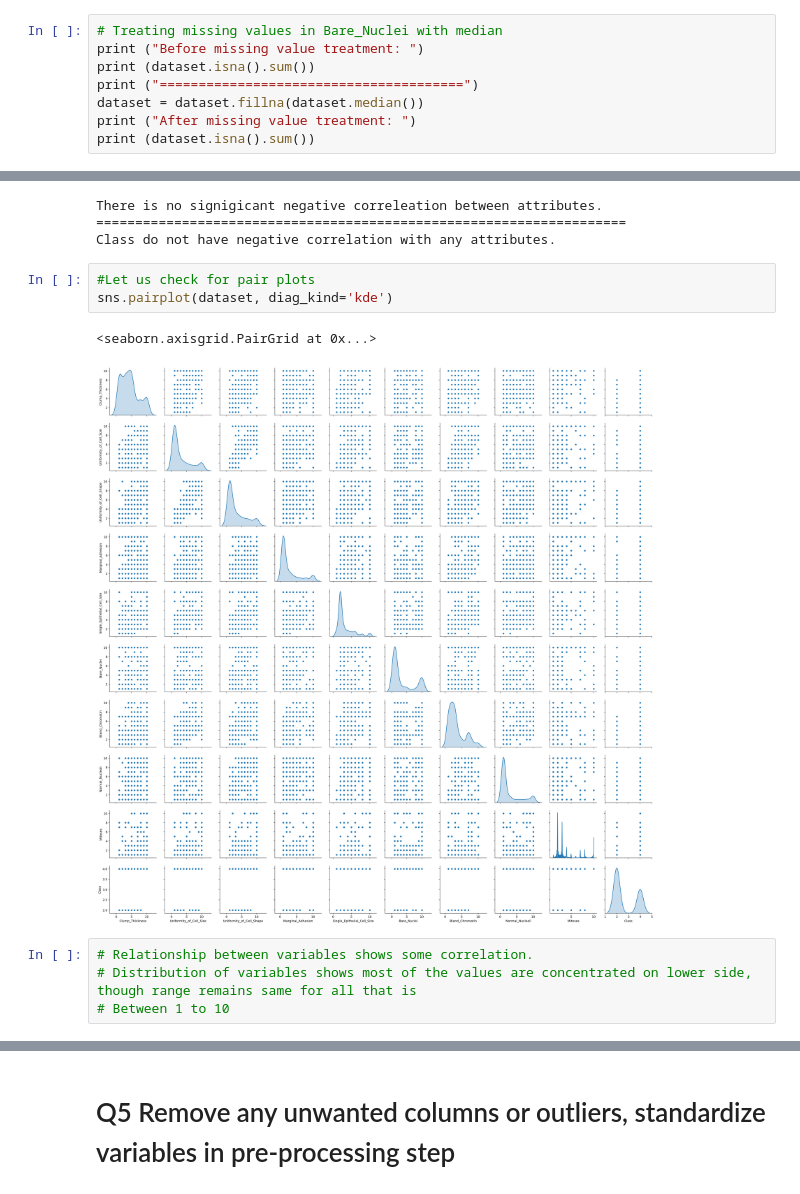
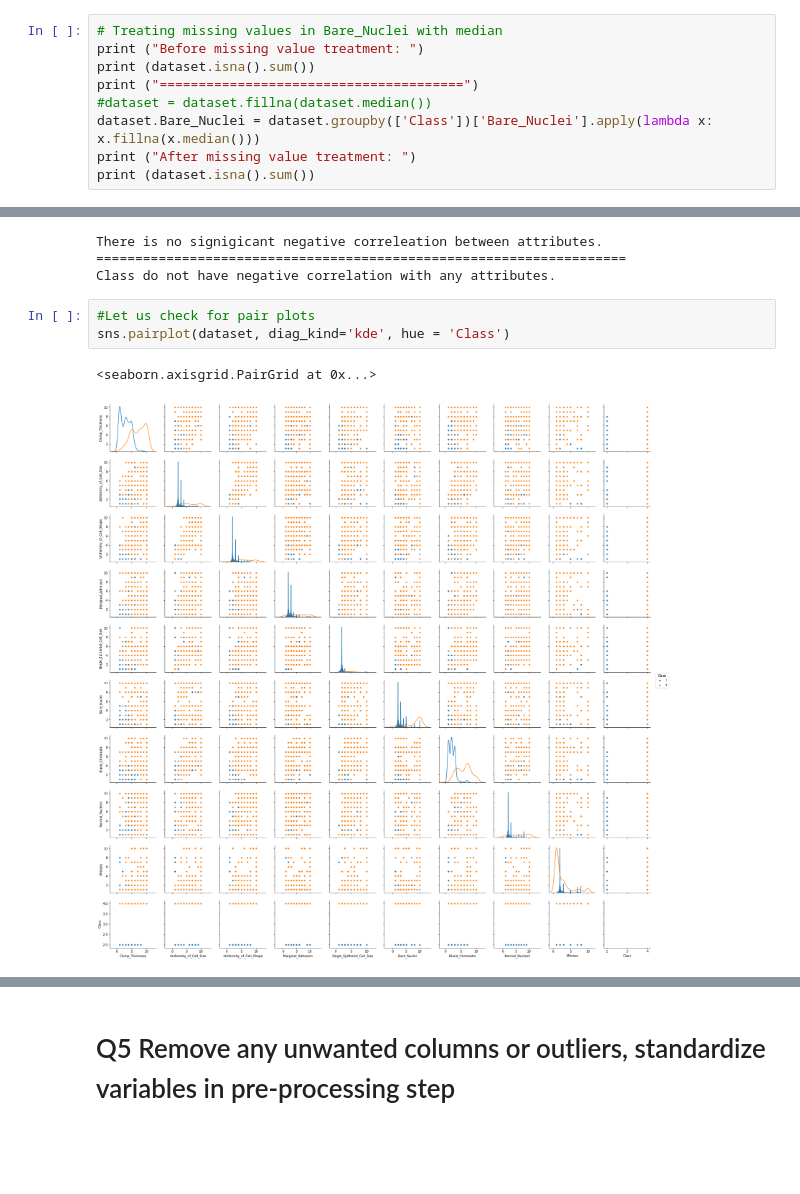
Before and after one commit to khimy/chennai-aug-batch-GangaraniRajendran, a Jupyter notebook: R5_Internal_Lab_PCA_CBRS_PBRS.ipynb, the cells around one changed output, grey strips where cells are left out. Cells and saved outputs as stored; diff of their text form; blank space fills up the shorter version.

```diff
--- a/R5_Internal_Lab_PCA_CBRS_PBRS.ipynb
+++ b/R5_Internal_Lab_PCA_CBRS_PBRS.ipynb
@@ -162,7 +166,8 @@ sns.distplot(Bare_Nuclei)
 print ("Before missing value treatment: ")
 print (dataset.isna().sum())
 print ("=======================================")
-dataset = dataset.fillna(dataset.median())
+#dataset = dataset.fillna(dataset.median())
+dataset.Bare_Nuclei = dataset.groupby(['Class'])['Bare_Nuclei'].apply(lambda x: x.fillna(x.median()))
 print ("After missing value treatment: ")
 print (dataset.isna().sum())
 # %% [output]
@@ -261,11 +269,7 @@ There is no signigicant negative correleation between attributes.
 Class do not have negative correlation with any attributes.
 # %%
 #Let us check for pair plots
-sns.pairplot(dataset, diag_kind='kde')
+sns.pairplot(dataset, diag_kind='kde', hue = 'Class')
 # %% [output]
 <seaborn.axisgrid.PairGrid at 0x...>
-[figure, old version]
+[figure, new version]
-# %%
-# Relationship between variables shows some correlation.
-# Distribution of variables shows most of the values are concentrated on lower side, though range remains same for all that is
-# Between 1 to 10
```
Also changed, not shown: parts of 39 cells of this notebook.
